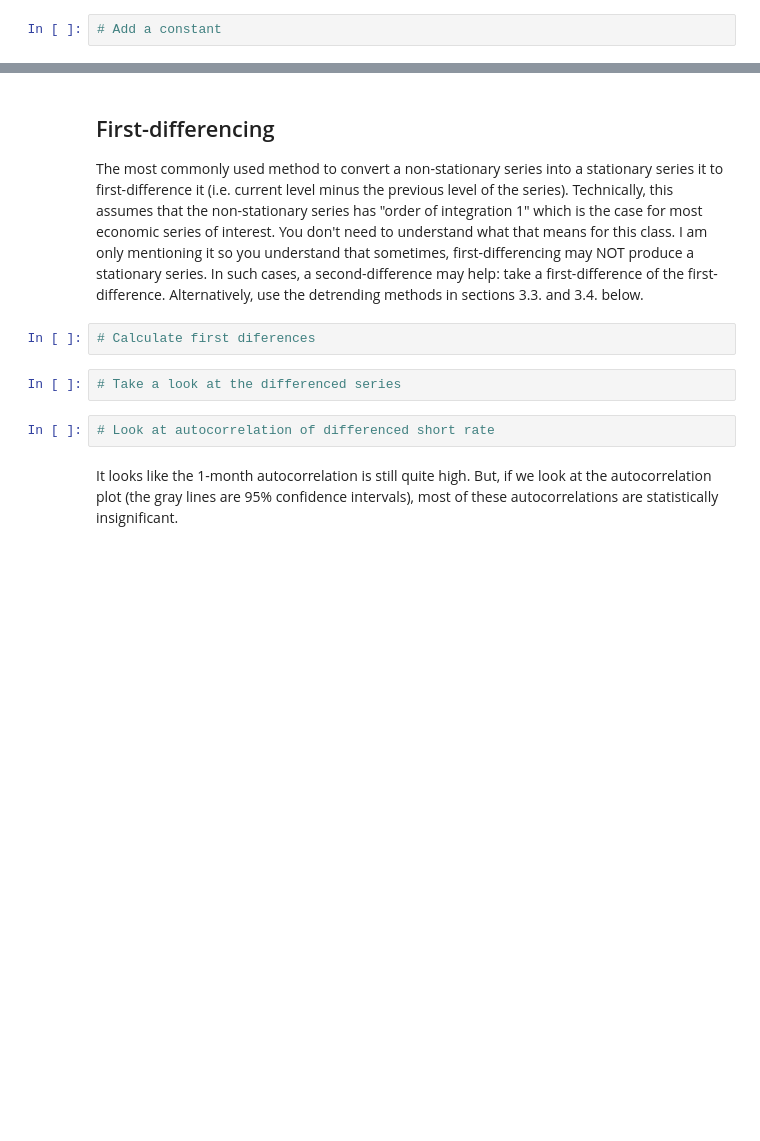
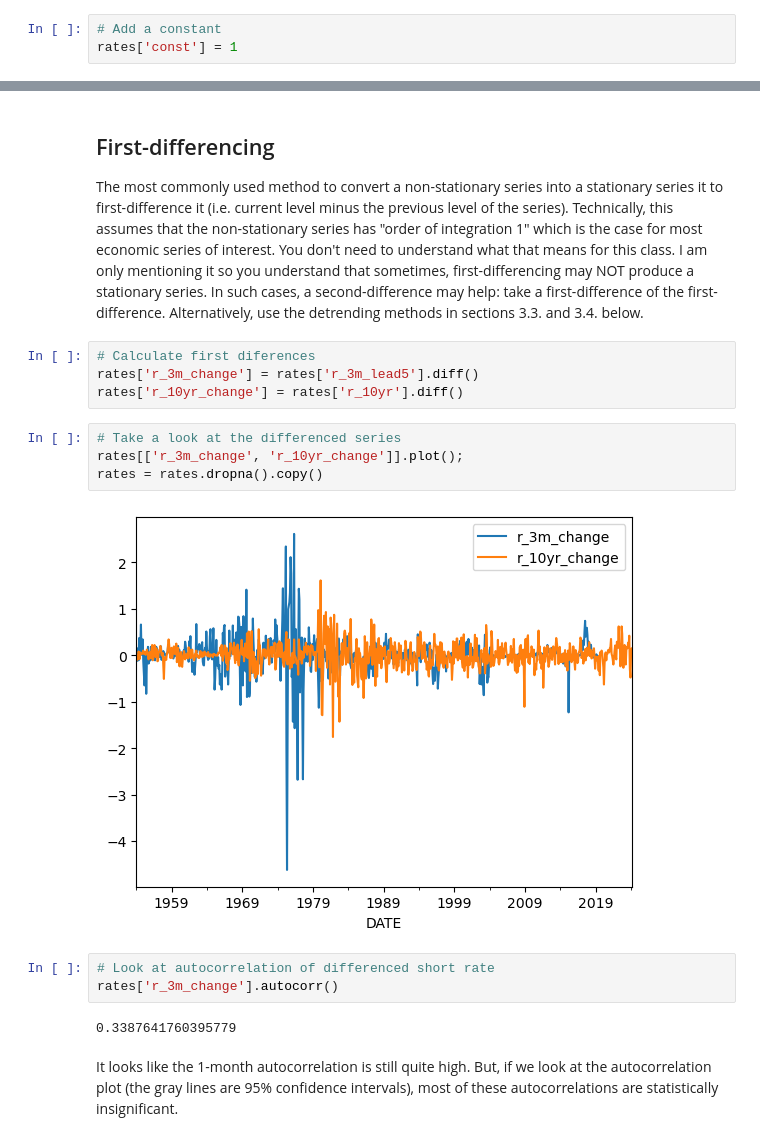
Before and after one commit to ionmihai/class_python_for_finance, a Jupyter notebook: lecture22_regression_timeseries_robust/lecture22_wocode_inclass.ipynb, the cells around one changed output, grey strips where cells are left out. Drawn from its saved outputs; the diff is of its cells as text; blank space fills up the shorter version.

```diff
--- a/lecture22_regression_timeseries_robust/lecture22_wocode_inclass.ipynb
+++ b/lecture22_regression_timeseries_robust/lecture22_wocode_inclass.ipynb
@@ -79,5 +163,6 @@ We start by running the simple regression of future short term rates on current
 $$r^{3m}_{t+5} = \alpha + \beta \cdot r^{10yr}_t + \epsilon_{t+5} $$
 # %%
 # Add a constant
+rates['const'] = 1
 # %%
 # Regress future short rate on current long rate
@@ -129,11 +266,20 @@ The p-value above is larger than 1\% so we can not conclude that the long rate i
 ## First-differencing
 
 The most commonly used method to convert a non-stationary series into a stationary series it to first-difference it (i.e. current level minus the previous level of the series). Technically, this assumes that the non-stationary series has "order of integration 1" which is the case for most economic series of interest. You don't need to understand what that means for this class. I am only mentioning it so you understand that sometimes, first-differencing may NOT produce a stationary series. In such cases, a second-difference may help: take a first-difference of the first-difference. Alternatively, use the detrending methods in sections 3.3. and 3.4. below.
-# %%
-# Calculate first diferences
+# %%
+# Calculate first diferences
+rates['r_3m_change'] = rates['r_3m_lead5'].diff()
+rates['r_10yr_change'] = rates['r_10yr'].diff()
 # %%
 # Take a look at the differenced series
+rates[['r_3m_change', 'r_10yr_change']].plot();
+rates = rates.dropna().copy()
+# %% [output]
+[figure, added]
 # %%
 # Look at autocorrelation of differenced short rate
+rates['r_3m_change'].autocorr()
+# %% [output]
+0.3387641760395779
 # %% [markdown]
 It looks like the 1-month autocorrelation is still quite high. But, if we look at the autocorrelation plot (the gray lines are 95\% confidence intervals), most of these autocorrelations are statistically insignificant.
```
Also changed, not shown: parts of 30 cells of this notebook.
